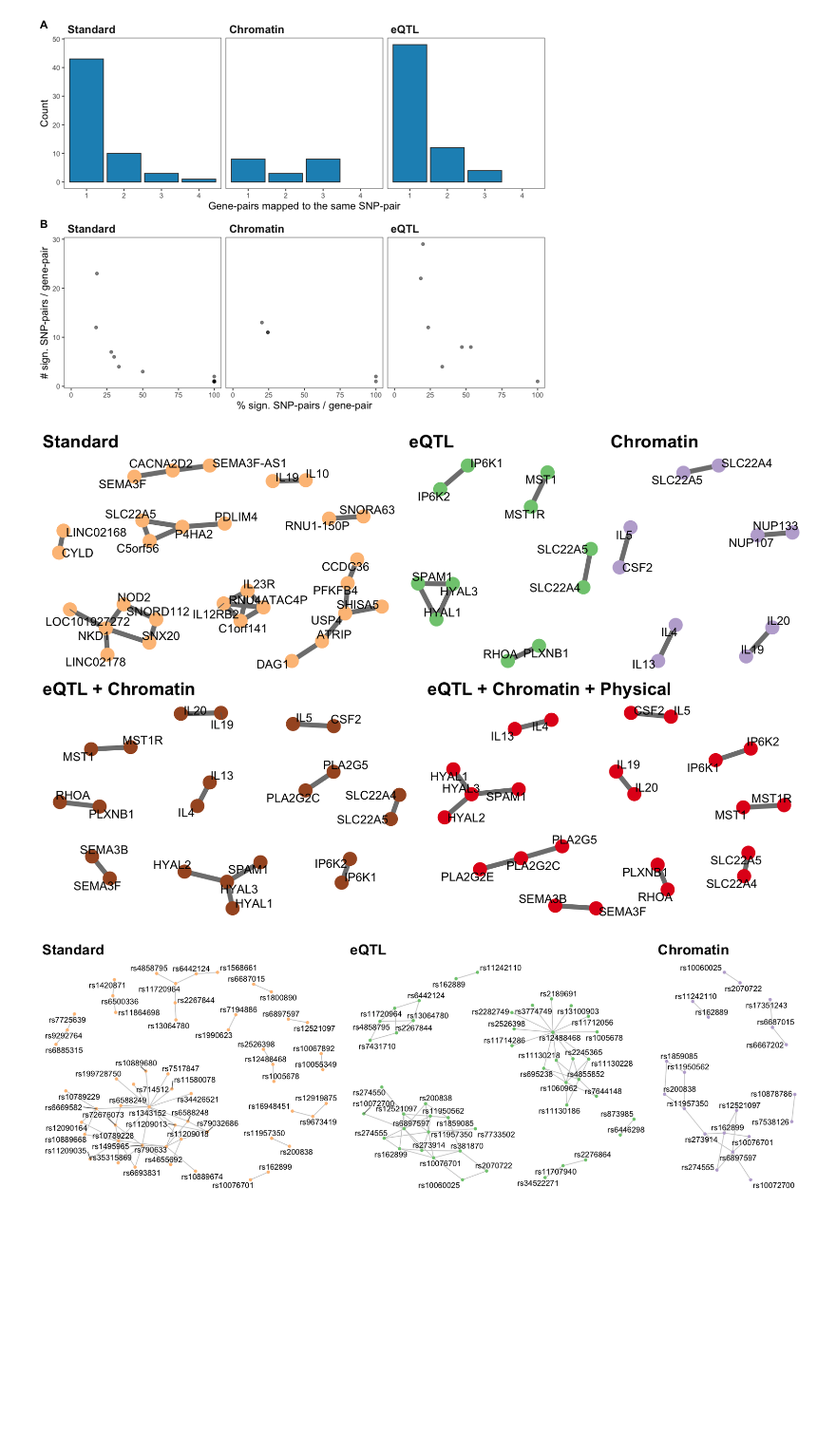
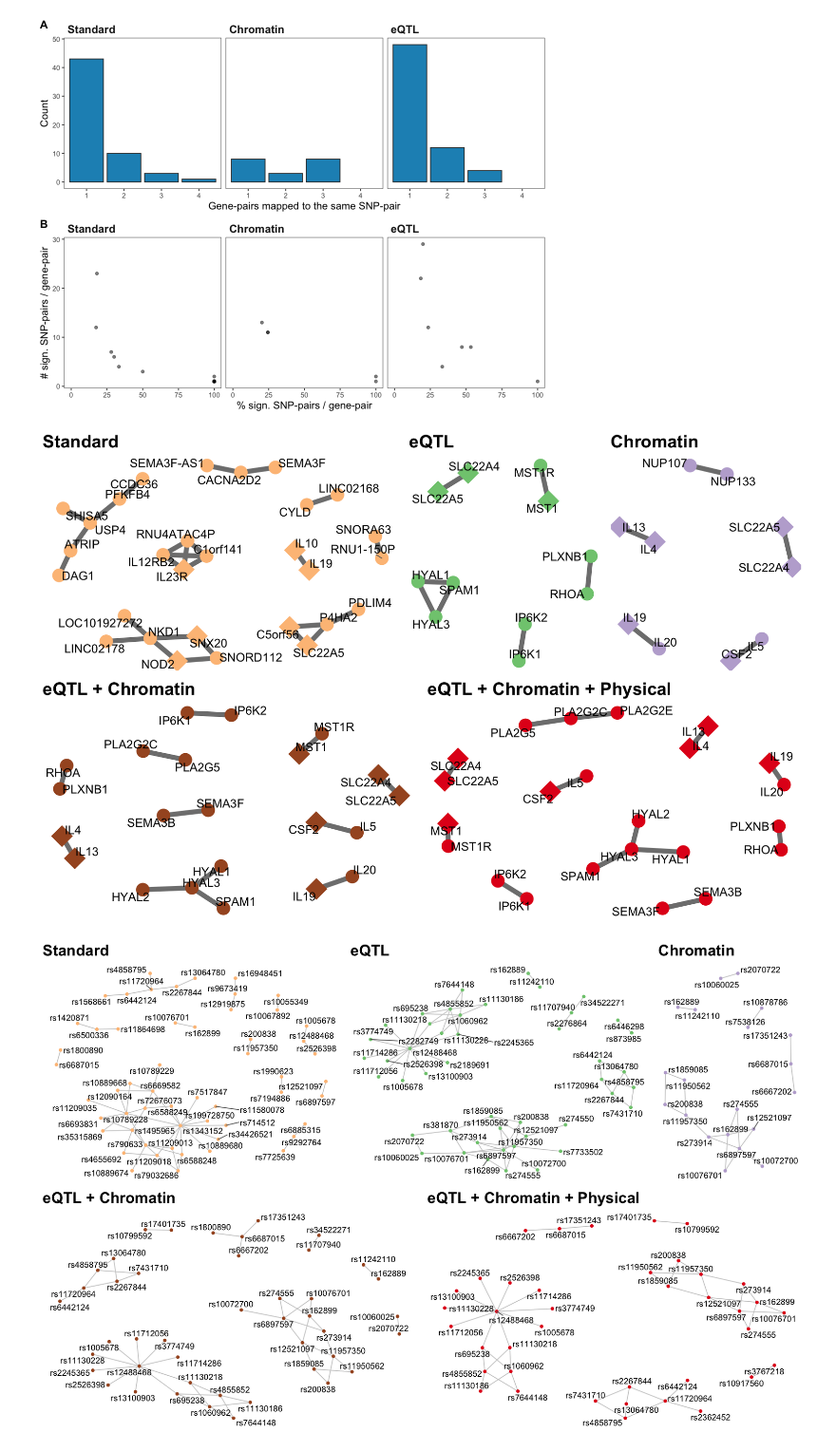
Before and after one commit to DianeDuroux/BiologicalEpistasis, a Jupyter notebook: doc/gene_networks.ipynb, the cells around one changed output. Shown: that part at 95% size. Cells and saved outputs as stored; diff of their text form; code cells hidden in the pictures; blank space fills up the shorter version.

```diff
--- a/doc/gene_networks.ipynb
+++ b/doc/gene_networks.ipynb
@@ -341,20 +341,27 @@ ggsave(filename = 'fig/sign_snps_per_gene_and_viceversa.pdf',
 plot_genes <- function(path, tag, color) {
 
     read_csv(paste0(rslt, path), col_types = 'cdccd') %>%
-    separate(genePairs_names, into = c('gene_a', 'gene_b'), sep = ' ') %>%
-    select(gene_a, gene_b, MinP) %>%
-    graph_from_data_frame(directed = FALSE) %>%
-    ggnetwork %>%
-    ggplot(aes(x = x, y = y, xend = xend, yend = yend)) +
-        geom_edges(color = 'gray50', size = 3) +
-        geom_nodes(color = color, size = 8) +
-        geom_nodetext_repel(aes(label = name), size = 5.5) +
-        theme_blank() +
-        theme(legend.position = 'bottom') +
-        ggtitle(tag) +
-        theme(plot.title = element_text(size = 23, face = "bold")) +
-        theme_transparent
+        separate(genePairs_names, into = c('gene_a', 'gene_b'), sep = ' ') %>%
+        select(gene_a, gene_b, MinP) %>%
+        graph_from_data_frame(directed = FALSE) %>%
+        ggnetwork %>%
+        mutate(ibd = name %in% ibd_genes) %>%
+        ggplot(aes(x = x, y = y, xend = xend, yend = yend)) +
+            geom_edges(color = 'gray50', size = 3) +
+            geom_nodes(aes(size = ibd, shape = ibd), color = color) +
+            geom_nodetext_repel(aes(label = name), size = 5.5) +
+            theme_blank() +
+            theme(legend.position = 'none') +
+            theme(plot.title = element_text(size = 23, face = "bold")) +
+            theme_transparent +
+            ggtitle(tag) +
+            scale_size_manual(values = c('TRUE' = 13, 'FALSE' = 8)) +
+            scale_shape_manual(values = c('TRUE' = 18, 'FALSE' = 16))
+
 }
+
+ibd_genes <- read_tsv('../data/C0021390_disease_gda_summary.tsv',
+                      col_types = cols(.default = col_character()))$Gene
 
 genes_eqtl <- plot_genes('withBiofilter_filter/eqtl/sign_GenePairs_withoutThreshold.txt', 'eQTL', '#7fc97f')
 genes_chr <- plot_genes('withBiofilter_filter/chromatin/sign_GenePairs_withoutThreshold.txt', 'Chromatin', '#beaed4')
@@ -369,34 +376,38 @@ plot_grid(plot_grid(genes_noFilter, genes_eqtl, genes_chr, ncol = 3, rel_widths
 
 ggsave(filename = 'fig/gene_networks.pdf', width=14, height=9, bg = "transparent")
 # %% [output]
-[figure, old version]
+[figure, new version]
 # %%
 plot_genes <- function(path, tag, color) {
 
     read_csv(paste0(rslt, path), col_types = 'ccdccc') %>%
     select(SNP_1, SNP_2) %>%
     unique %>%
     graph_from_data_frame(directed = FALSE) %>%
     ggnetwork %>%
     ggplot(aes(x = x, y = y, xend = xend, yend = yend)) +
         geom_edges(color = 'gray80') +
         geom_nodes(color = color) +
         geom_nodetext_repel(aes(label = name)) +
         theme_blank() +
         theme(legend.position = 'bottom') +
         ggtitle(tag) +
         theme(plot.title = element_text(size = 20, face = "bold")) +
         theme_transparent
 
 }
 
 snp_eqtl <- plot_genes('withBiofilter_filter/eqtl/sign_SNPPairs.txt', 'eQTL', '#7fc97f')
 snp_chr <- plot_genes('withBiofilter_filter/chromatin/sign_SNPPairs.txt', 'Chromatin', '#beaed4')
 snp_noFilter <- plot_genes('noFilter/sign_SNPPairs.txt', 'Standard', '#fdc086')
+genes_eqtl_chrom <- plot_genes('withBiofilter_filter/eqtl_chrom/sign_SNPPairs.txt', 'eQTL + Chromatin', '#a65628')
+genes_eqtl_chrom_phys <- plot_genes('withBiofilter_filter/eqtl_chrom_phys/sign_SNPPairs.txt', 'eQTL + Chromatin + Physical', '#e31a1c')
 
-options(repr.plot.width=15, repr.plot.height=5)
-plot_grid(snp_noFilter, snp_eqtl, snp_chr, ncol = 3, rel_widths = c(1, 1, .5))
+options(repr.plot.width=14, repr.plot.height=9)
+plot_grid(plot_grid(snp_noFilter, snp_eqtl, snp_chr, ncol = 3, rel_widths = c(1, 1, .5)),
+          plot_grid(genes_eqtl_chrom, genes_eqtl_chrom_phys, ncol = 2),
+          nrow = 2)
 
-ggsave(filename = 'fig/snp_networks.pdf', width=15, height=5, bg = "transparent")
+ggsave(filename = 'fig/snp_networks.pdf', width=14, height=9, bg = "transparent")
 # %% [output]
-[figure, old version]
+[figure, new version]
```
Also changed, not shown: parts of 8 cells of this notebook, 13 other files.
